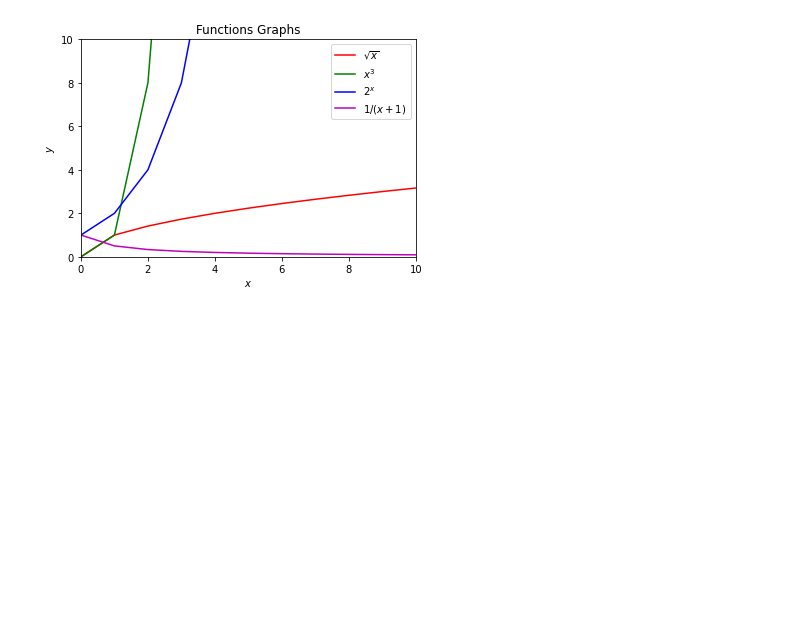
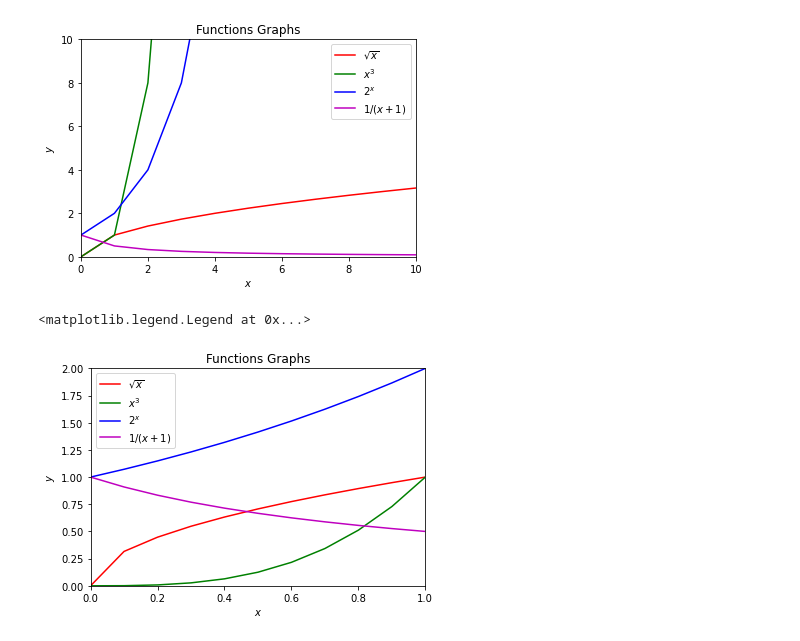
Before and after one commit to JulesMorris/numpy-pandas-visualization-exercises, a Jupyter notebook: matplotlib_exercises.ipynb, the cells around one changed output. Drawn from its saved outputs; the diff is of its cells as text; code cells hidden in the pictures; blank space fills up the shorter version.

```diff
--- a/matplotlib_exercises.ipynb
+++ b/matplotlib_exercises.ipynb
@@ -144,7 +159,7 @@ plt.tight_layout() #used bc images were overlapping
 # equations has a different color for the points. Be sure to include a legend and an
 # appropriate title for the figure.
 
-x = list(range(0,21))
+x = list(range(0,51))
 
 y1 = [math.sqrt(n) for n in x]
 y2 = [n ** 3 for n in x]
@@ -166,3 +181,27 @@ plt.legend()
 # %% [output]
 <matplotlib.legend.Legend at 0x...>
 [figure]
+# %%
+
+x = [x * 0.1 for x in range(0, 51)] #provides smoother curves
+
+y1 = [math.sqrt(n) for n in x]
+y2 = [n ** 3 for n in x]
+y3 = [2 ** n for n in x]
+y4 = [1/(n + 1) for n in x]
+
+plt.plot(x, y1, c = 'r', label = '$\sqrt{x}$', alpha = 1.0)
+plt.plot(x, y2, c = 'g', label = '$x^3$', alpha = 1.0)
+plt.plot(x, y3, c = 'b', label = '$2^x$', alpha = 1.0)
+plt.plot(x, y4, c = 'm', label = '$ 1/(x + 1)$', alpha = 1.0)
+
+plt.ylim(0 , 2) #zoom in
+plt.xlim(0 , 1) #zoom in
+
+plt.ylabel('$y$')
+plt.xlabel('$x$')
+plt.title('Functions Graphs')
+plt.legend()
+# %% [output]
+<matplotlib.legend.Legend at 0x...>
+[figure, added]
```
Also changed, not shown: parts of 1 cell of this notebook.
